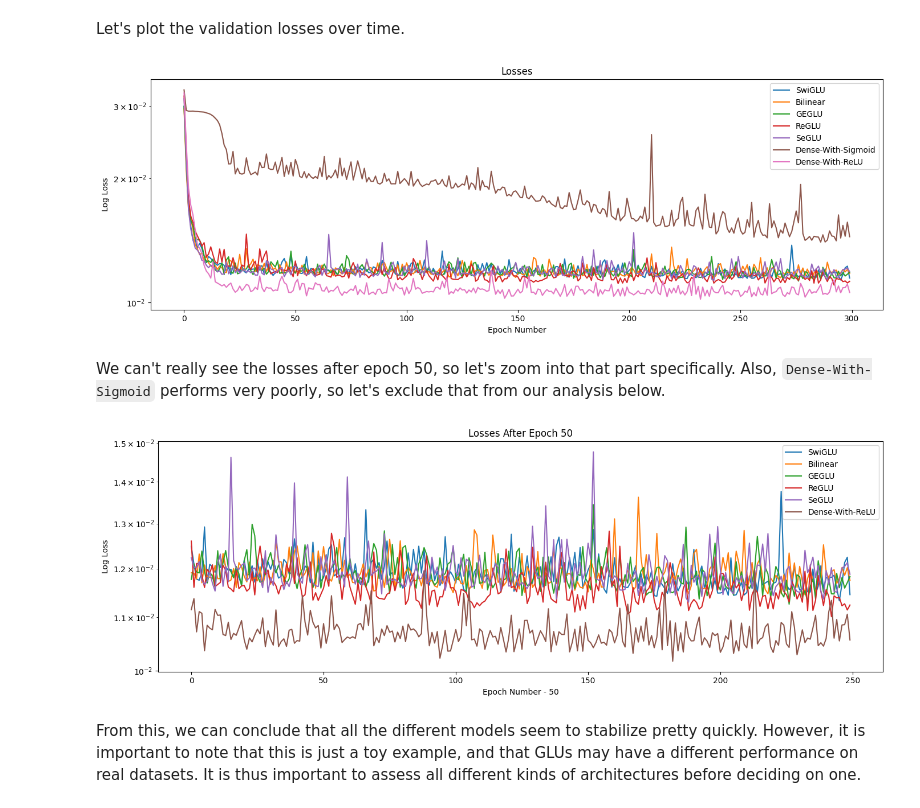
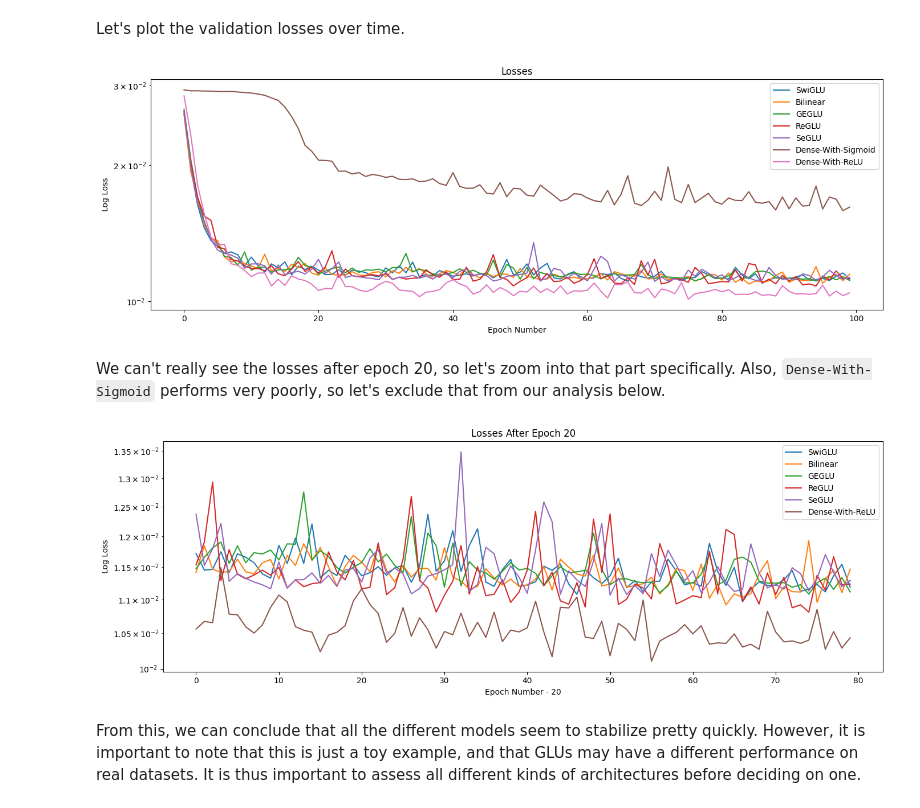
Before and after one commit to PhotonicGluon/Keras-MatMulLess, a Jupyter notebook: docs/source/examples/gated-linear-unit.ipynb, the cells around one changed output. Drawn from its saved outputs; the diff is of its cells as text; code cells hidden in the pictures.

```diff
--- a/docs/source/examples/gated-linear-unit.ipynb
+++ b/docs/source/examples/gated-linear-unit.ipynb
@@ -150,5 +153,5 @@ Now we can train the model. We train it for 300 epochs using a batch size of 256
 # %%
-NUM_EPOCHS = 300
+NUM_EPOCHS = 100
 BATCH_SIZE = 256
 # %%
 history = model.fit(
@@ -406,24 +388,24 @@ plt.xlabel("Epoch Number")
 plt.title("Losses")
 plt.tight_layout()
 # %% [output]
-[figure, old version]
+[figure, new version]
 # %% [markdown]
-We can't really see the losses after epoch 50, so let's zoom into that part specifically. Also, `Dense-With-Sigmoid` performs very poorly, so let's exclude that from our analysis below.
+We can't really see the losses after epoch 20, so let's zoom into that part specifically. Also, `Dense-With-Sigmoid` performs very poorly, so let's exclude that from our analysis below.
 # %%
 plt.figure(figsize=(14, 5), dpi=100)
 
 for variant in validation_losses:
     if variant == "Dense-With-Sigmoid":
         continue
-    sns.lineplot(validation_losses[variant][50:], label=variant)
+    sns.lineplot(validation_losses[variant][20:], label=variant)
 
 plt.legend()
 plt.yscale("log")
 plt.ylabel("Log Loss")
-plt.xlabel("Epoch Number - 50")
-plt.title("Losses After Epoch 50")
+plt.xlabel("Epoch Number - 20")
+plt.title("Losses After Epoch 20")
 plt.tight_layout()
 # %% [output]
-[figure, old version]
+[figure, new version]
 # %% [markdown]
 From this, we can conclude that all the different models seem to stabilize pretty quickly. However, it is important to note that this is just a toy example, and that GLUs may have a different performance on real datasets. It is thus important to assess all different kinds of architectures before deciding on one.
```
Also changed, not shown: parts of 11 cells of this notebook, 3 other files.
